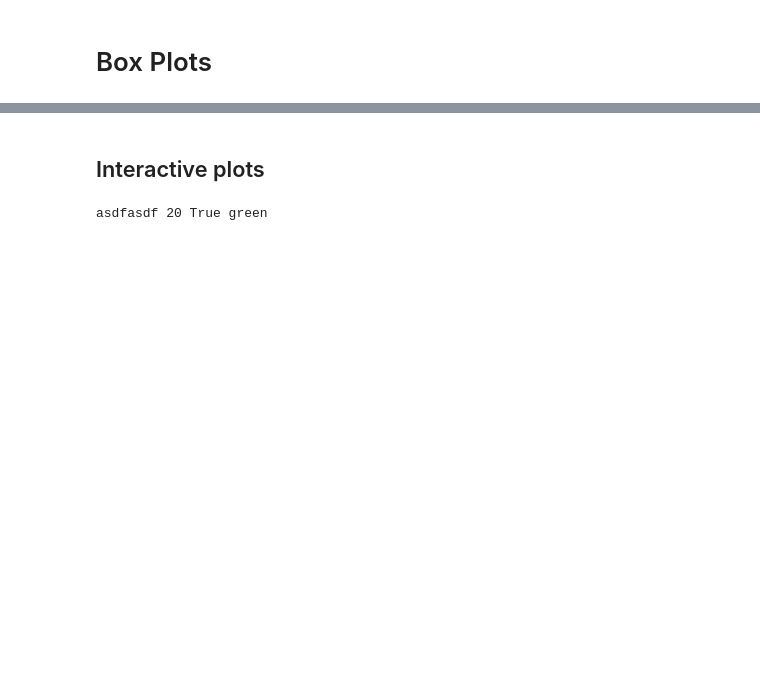
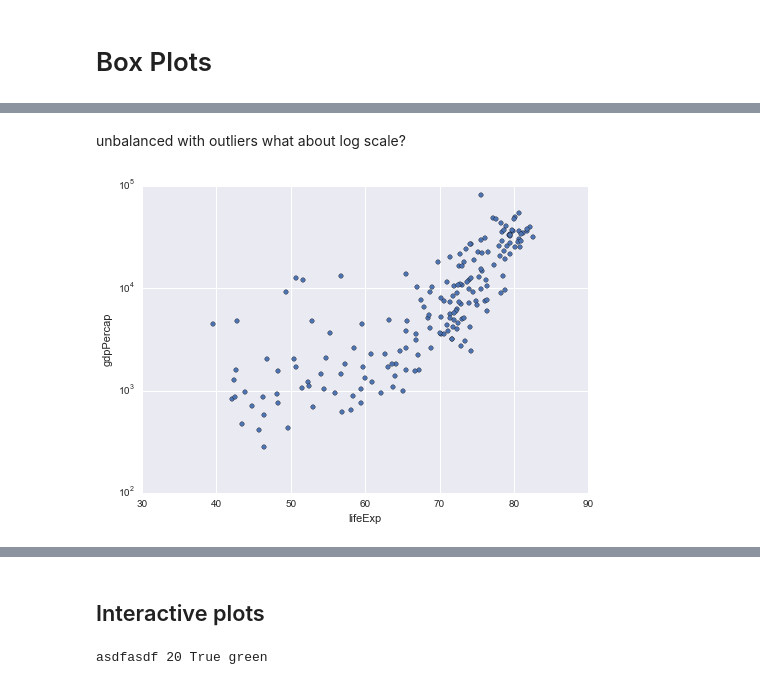
Before and after one commit to sgratzl/ipython-tutorial-VA2015, a Jupyter notebook: 03_Plotting.ipynb, the cells around one changed output, grey strips where cells are left out. Saved outputs shown, nothing was run; the diff lists cells and outputs as text; code cells hidden in the pictures; blank space fills up the shorter version.

```diff
--- a/03_Plotting.ipynb
+++ b/03_Plotting.ipynb
@@ -112,0 +121,7 @@ sns.pairplot(iris);
+# %% [markdown]
+unbalanced with outliers what about log scale?
+# %%
+gap2007.plot(kind='scatter', x='lifeExp',y='gdpPercap')
+plt.yscale('log')
+# %% [output]
+[figure, added]
```
Also changed, not shown: parts of 26 cells of this notebook.
